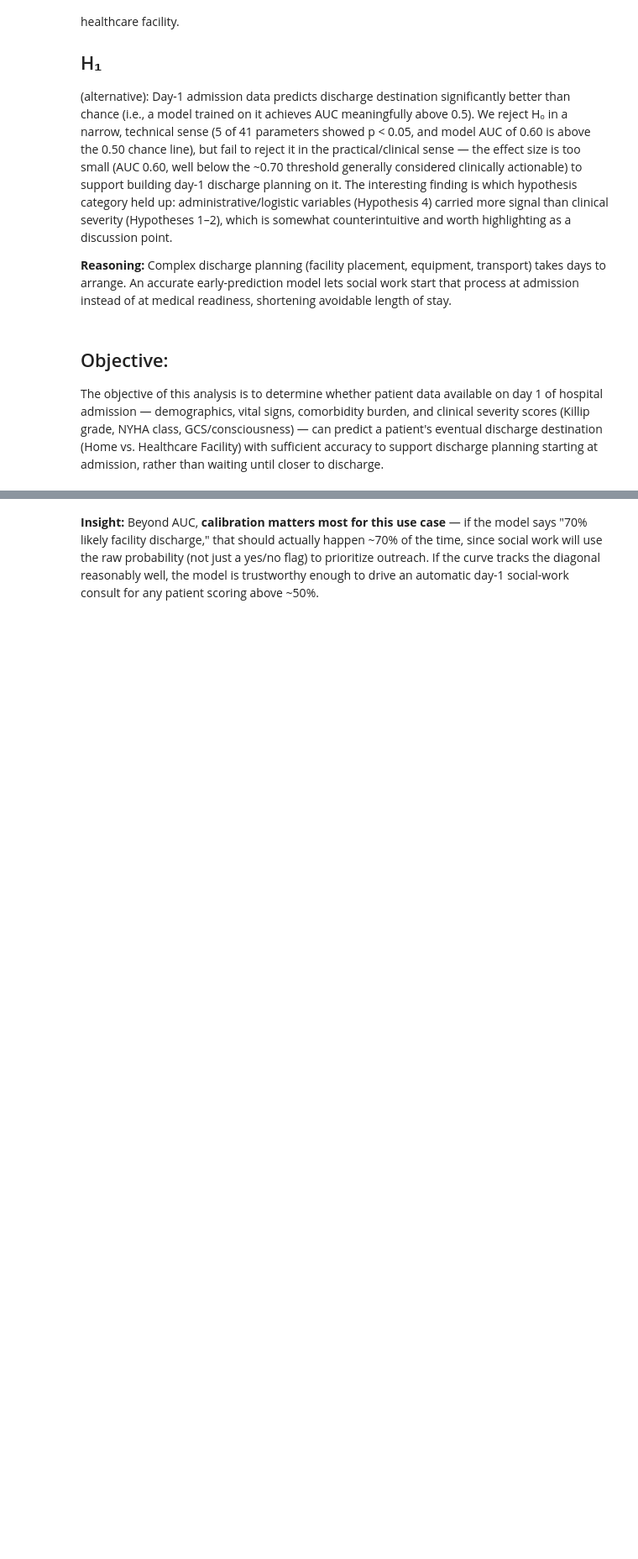
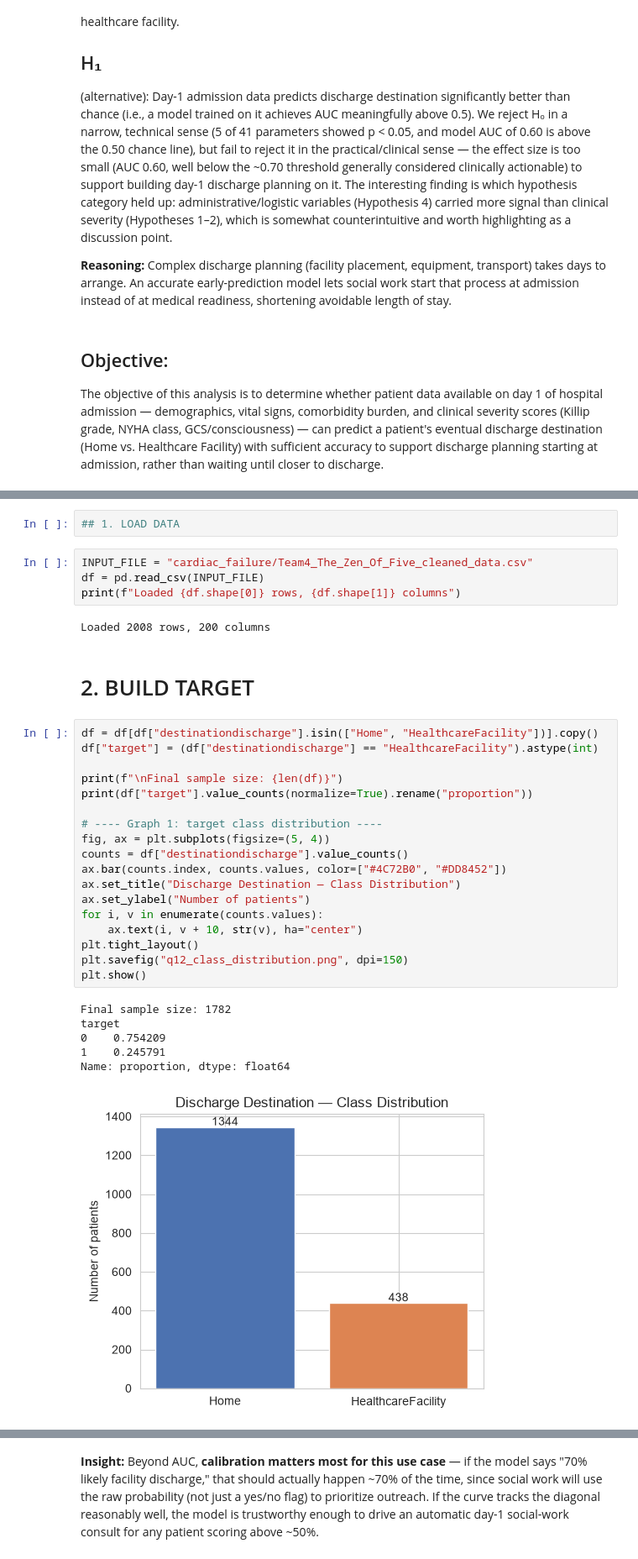
Before and after one commit to mishrasudha1984-png/Team4_The_Zen_OF_Five_PythonHackathon_Sep2026, a Jupyter notebook: Team4_The_Zen_Of_Five_4.Predictive.ipynb, the cells around one changed output, grey strips where cells are left out. Shown: that part at 84% size. Cells and saved outputs as stored; diff of their text form; blank space fills up the shorter version.

```diff
--- a/Team4_The_Zen_Of_Five_4.Predictive.ipynb
+++ b/Team4_The_Zen_Of_Five_4.Predictive.ipynb
@@ -621,0 +623,35 @@ Helper functions ready.
+# %%
+## 1. LOAD DATA
+# %%
+INPUT_FILE = "cardiac_failure/Team4_The_Zen_Of_Five_cleaned_data.csv"
+df = pd.read_csv(INPUT_FILE)
+print(f"Loaded {df.shape[0]} rows, {df.shape[1]} columns")
+# %% [output]
+Loaded 2008 rows, 200 columns
+# %% [markdown]
+# 2. BUILD TARGET
+# %%
+df = df[df["destinationdischarge"].isin(["Home", "HealthcareFacility"])].copy()
+df["target"] = (df["destinationdischarge"] == "HealthcareFacility").astype(int)
+
+print(f"\nFinal sample size: {len(df)}")
+print(df["target"].value_counts(normalize=True).rename("proportion"))
+
+# ---- Graph 1: target class distribution ----
+fig, ax = plt.subplots(figsize=(5, 4))
+counts = df["destinationdischarge"].value_counts()
+ax.bar(counts.index, counts.values, color=["#4C72B0", "#DD8452"])
+ax.set_title("Discharge Destination — Class Distribution")
+ax.set_ylabel("Number of patients")
+for i, v in enumerate(counts.values):
+    ax.text(i, v + 10, str(v), ha="center")
+plt.tight_layout()
+plt.savefig("q12_class_distribution.png", dpi=150)
+plt.show()
+# %% [output]
+Final sample size: 1782
+target
+0    0.754209
+1    0.245791
+Name: proportion, dtype: float64
+[figure, added]
```
Also changed, not shown: parts of 25 cells of this notebook.
